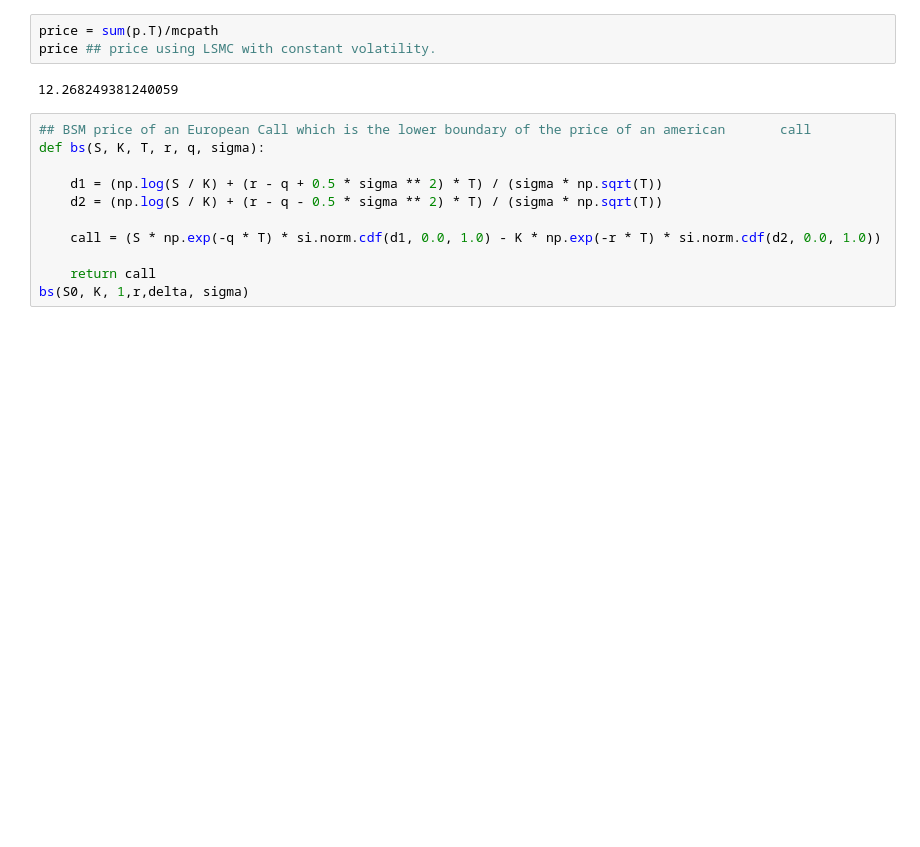
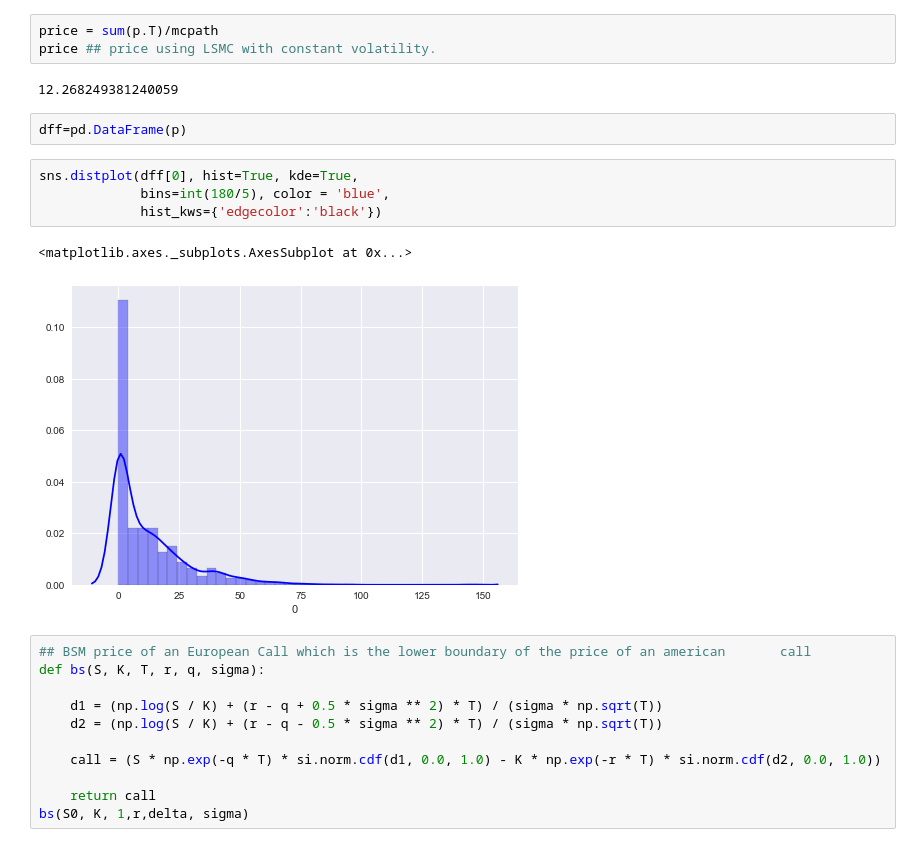
Before and after one commit to anitamezzetti/advanced_derivatives, a Jupyter notebook: problem_set_7/as7.ipynb, the cells around one changed output. Drawn from its saved outputs; the diff is of its cells as text; blank space fills up the shorter version.

```diff
--- a/problem_set_7/as7.ipynb
+++ b/problem_set_7/as7.ipynb
@@ -85,6 +86,15 @@ price = sum(p.T)/mcpath
 price ## price using LSMC with constant volatility.
 # %% [output]
 12.268249381240059
+# %%
+dff=pd.DataFrame(p)
+# %%
+sns.distplot(dff[0], hist=True, kde=True,
+             bins=int(180/5), color = 'blue',
+             hist_kws={'edgecolor':'black'})
+# %% [output]
+<matplotlib.axes._subplots.AxesSubplot at 0x...>
+[figure, added]
 # %%
 ## BSM price of an European Call which is the lower boundary of the price of an american       call
 def bs(S, K, T, r, q, sigma):
```
Also changed, not shown: parts of 5 cells of this notebook.
